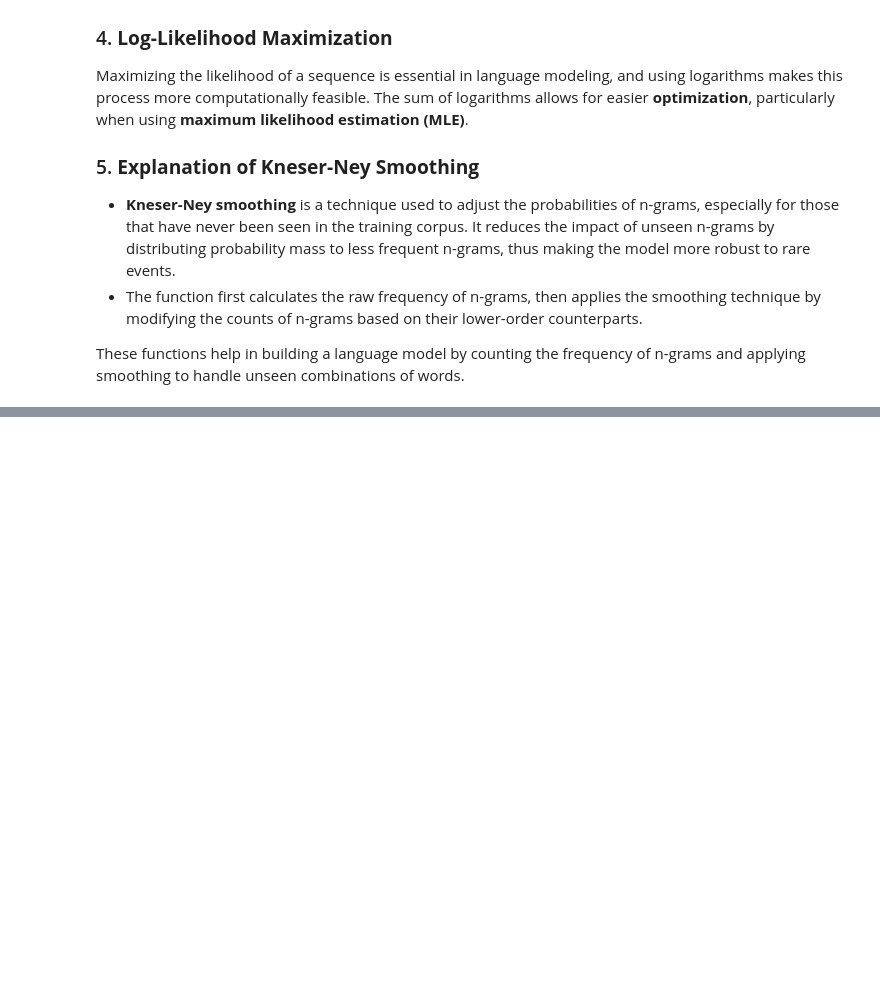
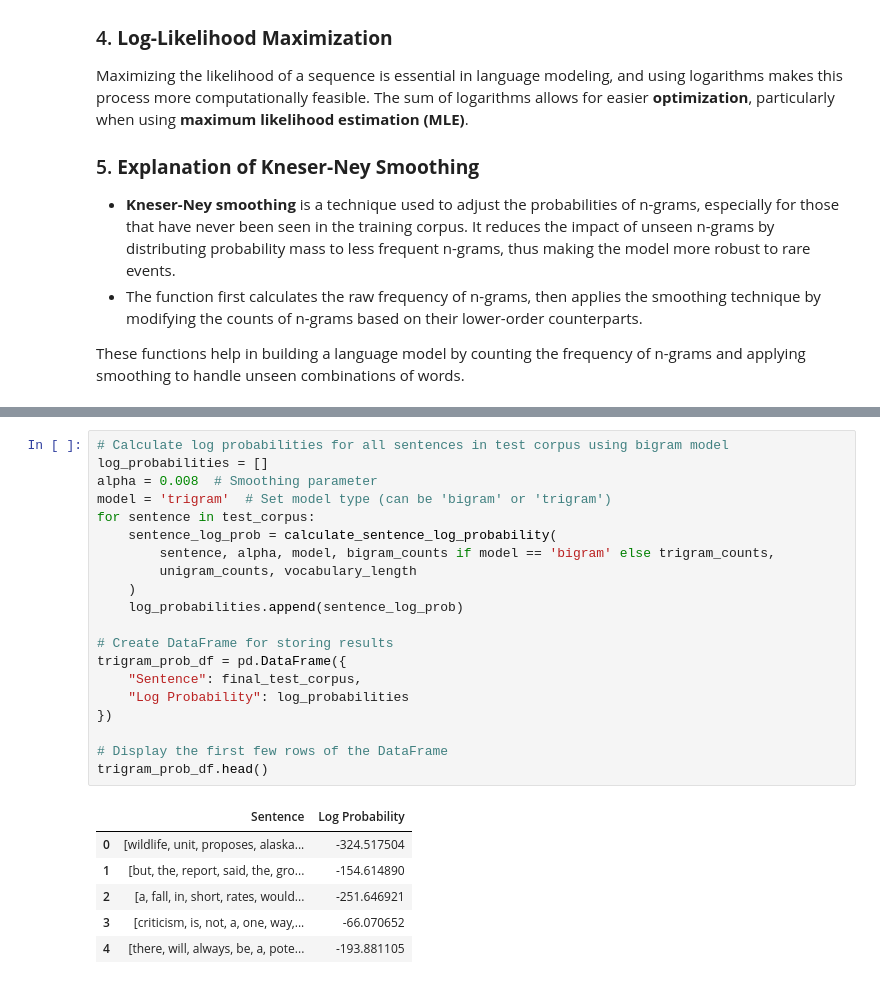
Before and after one commit to steliosg23/TextAnalytics-DS-2025, a Jupyter notebook: TA_Assignment_1_N_grams_.ipynb, the cells around one changed output, grey strips where cells are left out. Drawn from its saved outputs; the diff is of its cells as text; blank space fills up the shorter version.

```diff
--- a/TA_Assignment_1_N_grams_.ipynb
+++ b/TA_Assignment_1_N_grams_.ipynb
@@ -667,0 +700,27 @@ These functions help in building a language model by counting the frequency of n
+# %%
+# Calculate log probabilities for all sentences in test corpus using bigram model
+log_probabilities = []
+alpha = 0.008  # Smoothing parameter
+model = 'trigram'  # Set model type (can be 'bigram' or 'trigram')
+for sentence in test_corpus:
+    sentence_log_prob = calculate_sentence_log_probability(
+        sentence, alpha, model, bigram_counts if model == 'bigram' else trigram_counts,
+        unigram_counts, vocabulary_length
+    )
+    log_probabilities.append(sentence_log_prob)
+
+# Create DataFrame for storing results
+trigram_prob_df = pd.DataFrame({
+    "Sentence": final_test_corpus,
+    "Log Probability": log_probabilities
+})
+
+# Display the first few rows of the DataFrame
+trigram_prob_df.head()
+# %% [output]
+|  | Sentence | Log Probability |
+| 0 | [wildlife, unit, proposes, alaska... | -324.517504 |
+| 1 | [but, the, report, said, the, gro... | -154.614890 |
+| 2 | [a, fall, in, short, rates, would... | -251.646921 |
+| 3 | [criticism, is, not, a, one, way,... | -66.070652 |
+| 4 | [there, will, always, be, a, pote... | -193.881105 |
```
Also changed, not shown: parts of 24 cells of this notebook.
